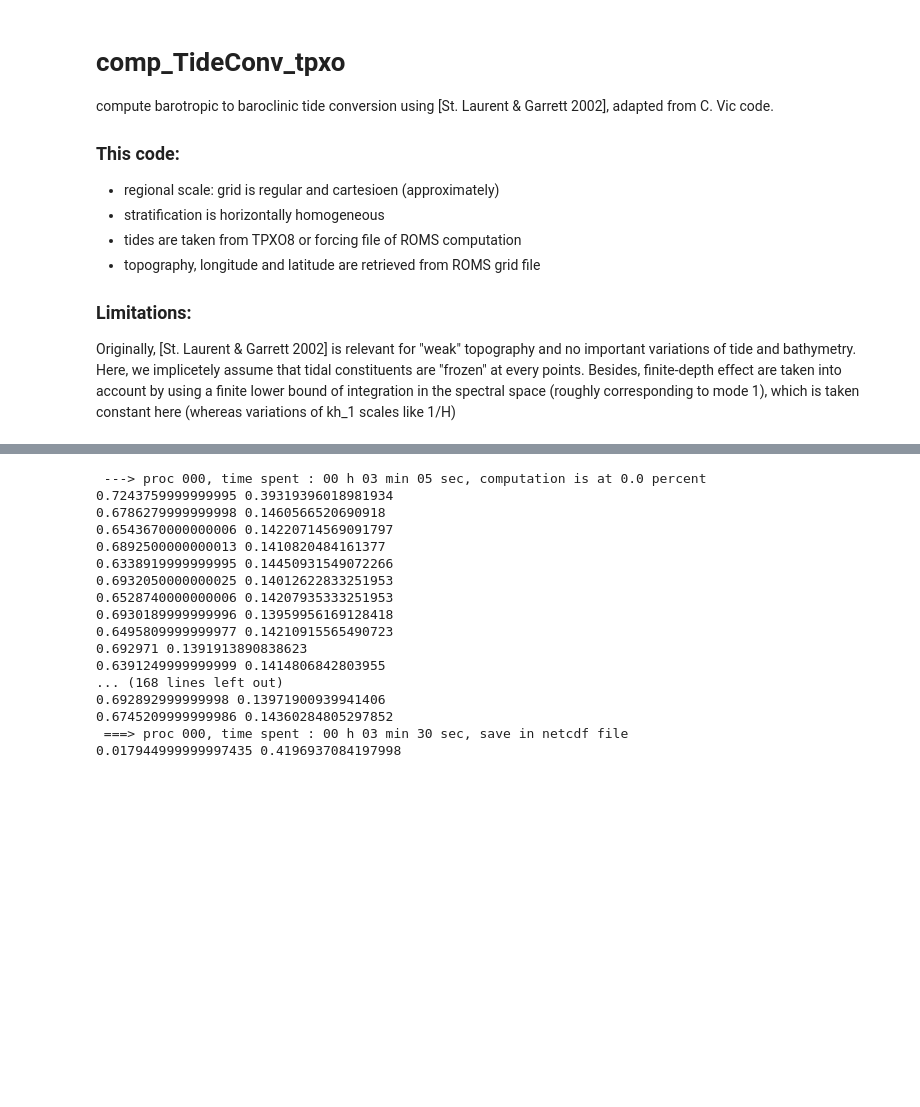
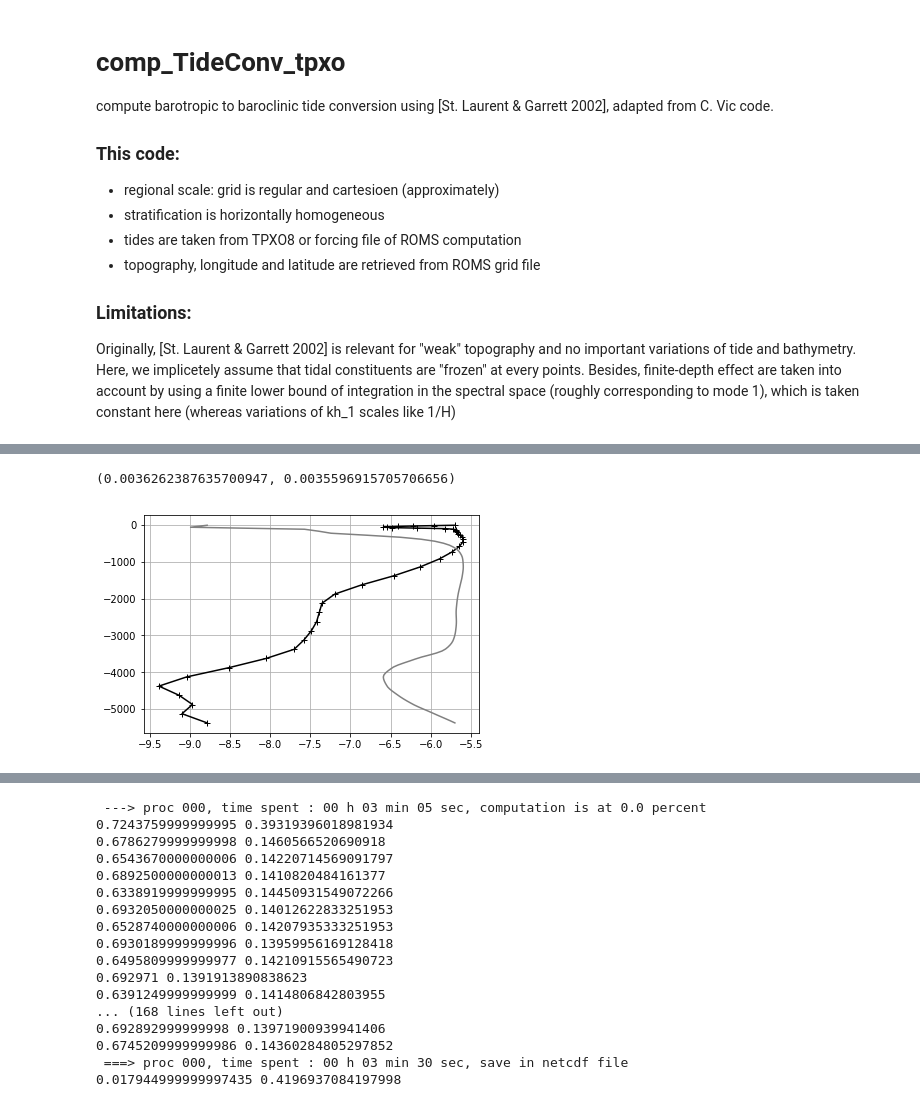
Before and after one commit to NoeLahaye/Int_Tide_Conv, a Jupyter notebook: comp_TideConv_tpxo.ipynb, the cells around one changed output, grey strips where cells are left out. Cells and saved outputs as stored; diff of their text form; code cells hidden in the pictures; blank space fills up the shorter version.

```diff
--- a/comp_TideConv_tpxo.ipynb
+++ b/comp_TideConv_tpxo.ipynb
@@ -41,8 +40,8 @@ import time
 doverb = True
 # %%
 # --- MPI parameters ---
-npx,npy = 16,16 # number of processors in x and y directions
-#npx,npy = 1,1 # number of processors in x and y directions
+#npx,npy = 16,16 # number of processors in x and y directions
+npx,npy = 4,1 # number of processors in x and y directions
 
 #rank = comm.Get_rank()
 #size = comm.Get_size()
@@ -70,8 +69,8 @@ if tide == 'lucky':
     uname = path_data+'luckym2_frc.nc' # see read_write_TPXO8_netcdf.py
 elif tide == 'tpxo8':
     collot = False
-    uname = path_data+'TPXO8/uv.m2_tpxo8_atlas_30c_v1.nc'
-    hname = path_data+'TPXO8/grid_tpxo8_atlas_30c_v1.nc'
+    uname = '/net/alpha/exports/sciences/data/REFERENCE_DATA/TIDES/TPXO8/uv.m2_tpxo8_atlas_30c_v1.nc'
+    hname = '/net/alpha/exports/sciences/data/REFERENCE_DATA/TIDES/TPXO8/grid_tpxo8_atlas_30c_v1.nc'
 
 # --- global grid ---
 colloc = True    # use same grid as topo // False not implemented
@@ -308,7 +307,7 @@ if N2_tmp[-1]==0: N2_tmp[-1] = 1e-8
 indneg, = np.where(N2_tmp<=0.)
 for ii in indneg:
     N2_tmp[ii] = (N2_tmp[ii-1] + N2_tmp[ii+1])/2
-fN2 = interp.pchip(zz[::-1],N2_tmp,extrapolate=True)
+fN2 = interp.pchip(zz[::-1],N2_tmp[::1],extrapolate=True)
 
 
 # fit exponential profile
@@ -325,0 +325,12 @@ exponential interpolation for stratification: N0=0.003197301906220173, b=1499.54
+# %%
+# Plot N(z) and exponential fit
+zzz = np.linspace(zz[0],zz[-1],100)
+plt.plot(np.log(np.sqrt(N2_tmp)),zz,'+-k')
+#plt.plot(N0*np.exp(zz/b),zz)
+plt.plot(np.log(np.sqrt(fN2(zzz))),zzz,'grey')
+plt.grid(True)
+
+print(np.sqrt(fN2(-800)),np.sqrt(fN2(-1700)))
+# %% [output]
+(0.0036262387635700947, 0.0035596915705706656)
+[figure, added]
```
Also changed, not shown: parts of 5 cells of this notebook, 2 other files.
